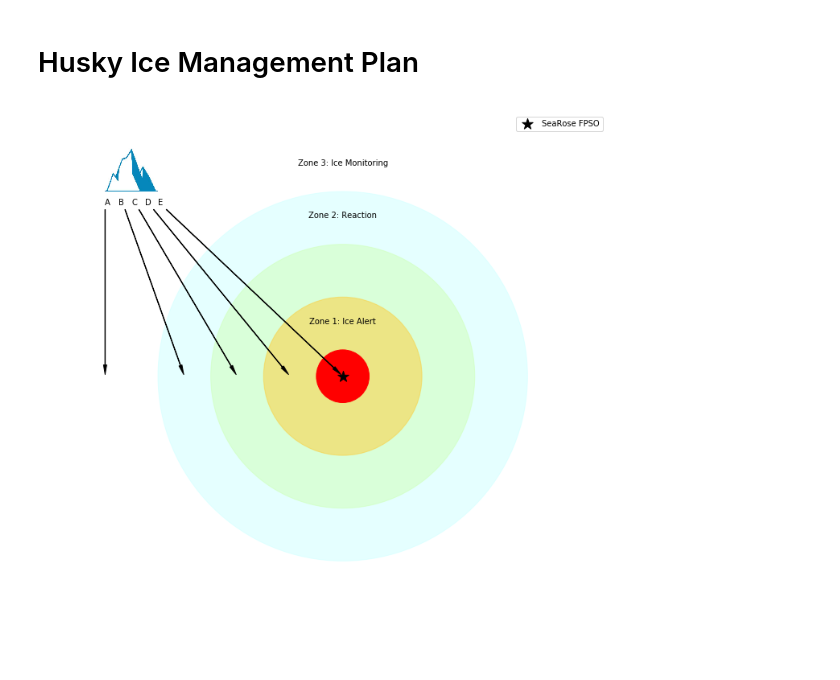
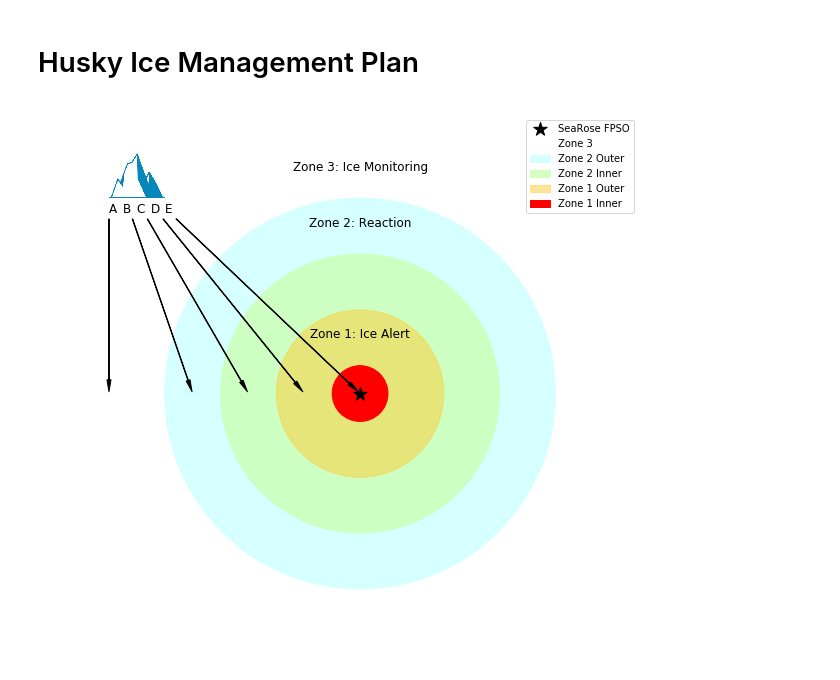
Before and after one commit to jmunroe/IceDEF, a Jupyter notebook: notebooks/searose_ice_incursion_incident.ipynb, the cells around one changed output. Drawn from its saved outputs; the diff is of its cells as text; code cells hidden in the pictures.

Commit message:
made ensemble plot and added a circle to EMP plot

```diff
--- a/notebooks/searose_ice_incursion_incident.ipynb
+++ b/notebooks/searose_ice_incursion_incident.ipynb
@@ -49,12 +68,25 @@ Text(764.914,11215.6,'Start')
 # %% [markdown]
 # Husky Ice Management Plan
+# %%
+SMALL_SIZE = 10
+MEDIUM_SIZE = 12
+LARGE_SIZE = 14
+
+plt.rc('font', size=MEDIUM_SIZE)          # controls default text sizes
+plt.rc('axes', titlesize=LARGE_SIZE)     # fontsize of the axes title
+plt.rc('axes', labelsize=LARGE_SIZE)     # fontsize of the x and y labels
+plt.rc('xtick', labelsize=MEDIUM_SIZE)    # fontsize of the tick labels
+plt.rc('ytick', labelsize=MEDIUM_SIZE)    # fontsize of the tick labels
+plt.rc('legend', fontsize=SMALL_SIZE)    # legend fontsize
+plt.rc('figure', titlesize=LARGE_SIZE)   # fontsize of the figure title
 # %%
 # RGBA codes
-light_blue = (0.8, 1, 1, .5)
-light_green = (0.8, 1, 0.7, .5)
+light_blue = (0.8, 1, 1, 0.8)
+light_green = (0.8, 1, 0.7, 0.8)
 light_orange = (1, 0.8, 0.2, 0.5)
 light_red = (1, 0.2, 0.1, 0.5)
 
+circle0 = plt.Circle((0, 0), 0.8, color='white')
 circle1 = plt.Circle((0, 0), 0.7, color=light_blue)
 circle2 = plt.Circle((0, 0), 0.5, color=light_green)
 circle3 = plt.Circle((0, 0), 0.3, color=light_orange)
@@ -62,36 +94,38 @@ circle4 = plt.Circle((0, 0), 0.1, color='red')
 
 fig, ax = plt.subplots()
 
+ax.add_artist(circle0)
 ax.add_artist(circle1)
 ax.add_artist(circle2)
 ax.add_artist(circle3)
 ax.add_artist(circle4)
 
 im = plt.imread('../images/iceberg_icon.png')
 ax.imshow(im, extent=[-.9, -.7, .7, .9])
 
 ax.set_xlim(-1, 1)
-ax.set_ylim(-1, 1)
+ax.set_ylim(-0.75, 1)
 
 ax.set_axis_off()
 
 arrow_properties = dict(
     facecolor="black", width=0.5,
     headwidth=4, shrink=0.01)
 
 ax.annotate('A', xy=(-0.9, 0), xytext=(-0.9, .65), arrowprops=arrow_properties)
 ax.annotate('B', xy=(-.6, .0), xytext=(-0.85, .65), arrowprops=arrow_properties)
 ax.annotate('C', xy=(-.4, .0), xytext=(-0.80, .65), arrowprops=arrow_properties)
 ax.annotate('D', xy=(-.2, .0), xytext=(-0.75, .65), arrowprops=arrow_properties)
 ax.annotate('E', xy=(0, .0), xytext=(-0.70, .65), arrowprops=arrow_properties)
 
 ax.annotate('Zone 3: Ice Monitoring', (0, 0.8), horizontalalignment='center')
 ax.annotate('Zone 2: Reaction', (0, 0.6), horizontalalignment='center')
 ax.annotate('Zone 1: Ice Alert', (0, 0.2), horizontalalignment='center')
 
-ax.scatter(0, 0, marker='*', s=200, color='black', zorder=10, label='SeaRose FPSO')
-ax.legend()
-fig.tight_layout()
+fpso = ax.scatter(0, 0, marker='*', s=200, color='black', zorder=10, label='SeaRose FPSO')
+ax.legend([fpso, circle0, circle1, circle2, circle3, circle4],
+          ['SeaRose FPSO', 'Zone 3', 'Zone 2 Outer', 'Zone 2 Inner', 'Zone 1 Outer', 'Zone 1 Inner'])
+fig.savefig('./plots/husky_emp.png', bbox_inches='tight')
 plt.show()
 # %% [output]
-[figure, old version]
+[figure, new version]
```
Also changed, not shown: parts of 7 cells of this notebook.
